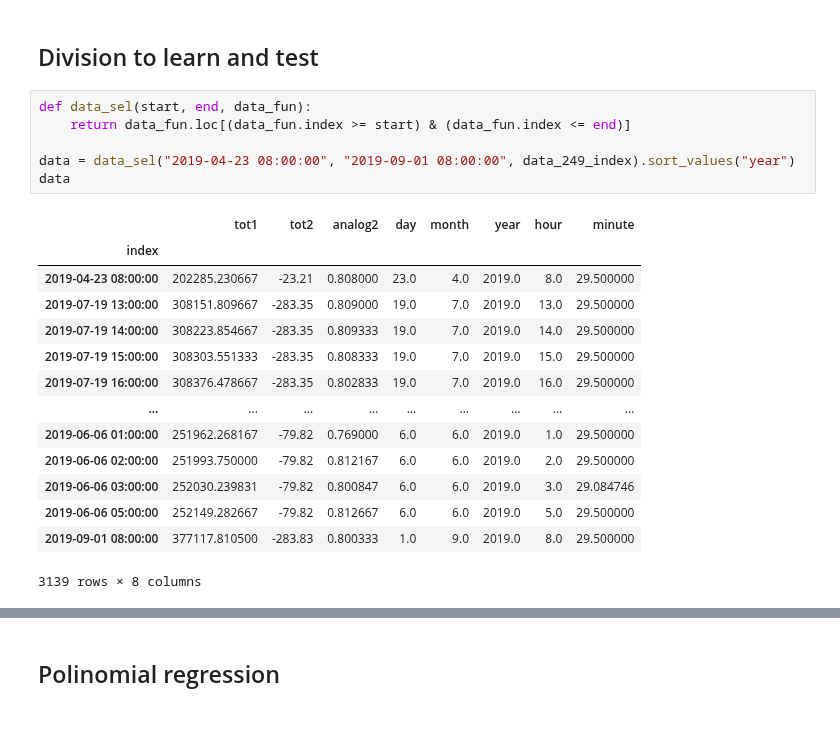
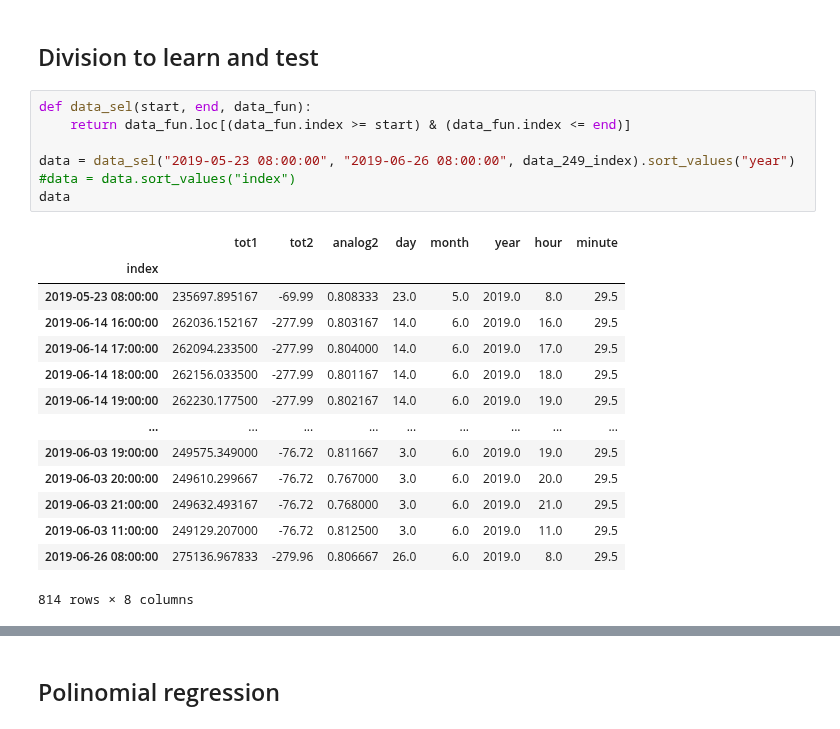
Before and after one commit to Zan-23/IJS_water_loss, a Jupyter notebook: notebooks/Regression sktime.ipynb, the cells around one changed output, grey strips where cells are left out. Cells and saved outputs as stored; diff of their text form.

```diff
--- a/notebooks/Regression sktime.ipynb
+++ b/notebooks/Regression sktime.ipynb
@@ -113,23 +116,24 @@ viz_linear(predicted)""";
 # %%
 def data_sel(start, end, data_fun):
     return data_fun.loc[(data_fun.index >= start) & (data_fun.index <= end)]
 
-data = data_sel("2019-04-23 08:00:00", "2019-09-01 08:00:00", data_249_index).sort_values("year")
+data = data_sel("2019-05-23 08:00:00", "2019-06-26 08:00:00", data_249_index).sort_values("year")
+#data = data.sort_values("index")
 data
 # %% [output]
 |  | tot1 | tot2 | analog2 | day | month | year | hour | minute |
 | index |  |  |  |  |  |  |  |  |
-| 2019-04-23 08:00:00 | 202285.230667 | -23.21 | 0.808000 | 23.0 | 4.0 | 2019.0 | 8.0 | 29.500000 |
-| 2019-07-19 13:00:00 | 308151.809667 | -283.35 | 0.809000 | 19.0 | 7.0 | 2019.0 | 13.0 | 29.500000 |
-| 2019-07-19 14:00:00 | 308223.854667 | -283.35 | 0.809333 | 19.0 | 7.0 | 2019.0 | 14.0 | 29.500000 |
-| 2019-07-19 15:00:00 | 308303.551333 | -283.35 | 0.808333 | 19.0 | 7.0 | 2019.0 | 15.0 | 29.500000 |
-| 2019-07-19 16:00:00 | 308376.478667 | -283.35 | 0.802833 | 19.0 | 7.0 | 2019.0 | 16.0 | 29.500000 |
+| 2019-05-23 08:00:00 | 235697.895167 | -69.99 | 0.808333 | 23.0 | 5.0 | 2019.0 | 8.0 | 29.5 |
+| 2019-06-14 16:00:00 | 262036.152167 | -277.99 | 0.803167 | 14.0 | 6.0 | 2019.0 | 16.0 | 29.5 |
+| 2019-06-14 17:00:00 | 262094.233500 | -277.99 | 0.804000 | 14.0 | 6.0 | 2019.0 | 17.0 | 29.5 |
+| 2019-06-14 18:00:00 | 262156.033500 | -277.99 | 0.801167 | 14.0 | 6.0 | 2019.0 | 18.0 | 29.5 |
+| 2019-06-14 19:00:00 | 262230.177500 | -277.99 | 0.802167 | 14.0 | 6.0 | 2019.0 | 19.0 | 29.5 |
 | ... | ... | ... | ... | ... | ... | ... | ... | ... |
-| 2019-06-06 01:00:00 | 251962.268167 | -79.82 | 0.769000 | 6.0 | 6.0 | 2019.0 | 1.0 | 29.500000 |
-| 2019-06-06 02:00:00 | 251993.750000 | -79.82 | 0.812167 | 6.0 | 6.0 | 2019.0 | 2.0 | 29.500000 |
-| 2019-06-06 03:00:00 | 252030.239831 | -79.82 | 0.800847 | 6.0 | 6.0 | 2019.0 | 3.0 | 29.084746 |
-| 2019-06-06 05:00:00 | 252149.282667 | -79.82 | 0.812667 | 6.0 | 6.0 | 2019.0 | 5.0 | 29.500000 |
-| 2019-09-01 08:00:00 | 377117.810500 | -283.83 | 0.800333 | 1.0 | 9.0 | 2019.0 | 8.0 | 29.500000 |
+| 2019-06-03 19:00:00 | 249575.349000 | -76.72 | 0.811667 | 3.0 | 6.0 | 2019.0 | 19.0 | 29.5 |
+| 2019-06-03 20:00:00 | 249610.299667 | -76.72 | 0.767000 | 3.0 | 6.0 | 2019.0 | 20.0 | 29.5 |
+| 2019-06-03 21:00:00 | 249632.493167 | -76.72 | 0.768000 | 3.0 | 6.0 | 2019.0 | 21.0 | 29.5 |
+| 2019-06-03 11:00:00 | 249129.207000 | -76.72 | 0.812500 | 3.0 | 6.0 | 2019.0 | 11.0 | 29.5 |
+| 2019-06-26 08:00:00 | 275136.967833 | -279.96 | 0.806667 | 26.0 | 6.0 | 2019.0 | 8.0 | 29.5 |
-3139 rows × 8 columns
+814 rows × 8 columns
 # %%
 matrix_X = data.reset_index().values
```
Also changed, not shown: parts of 15 cells of this notebook, 1 other file.
